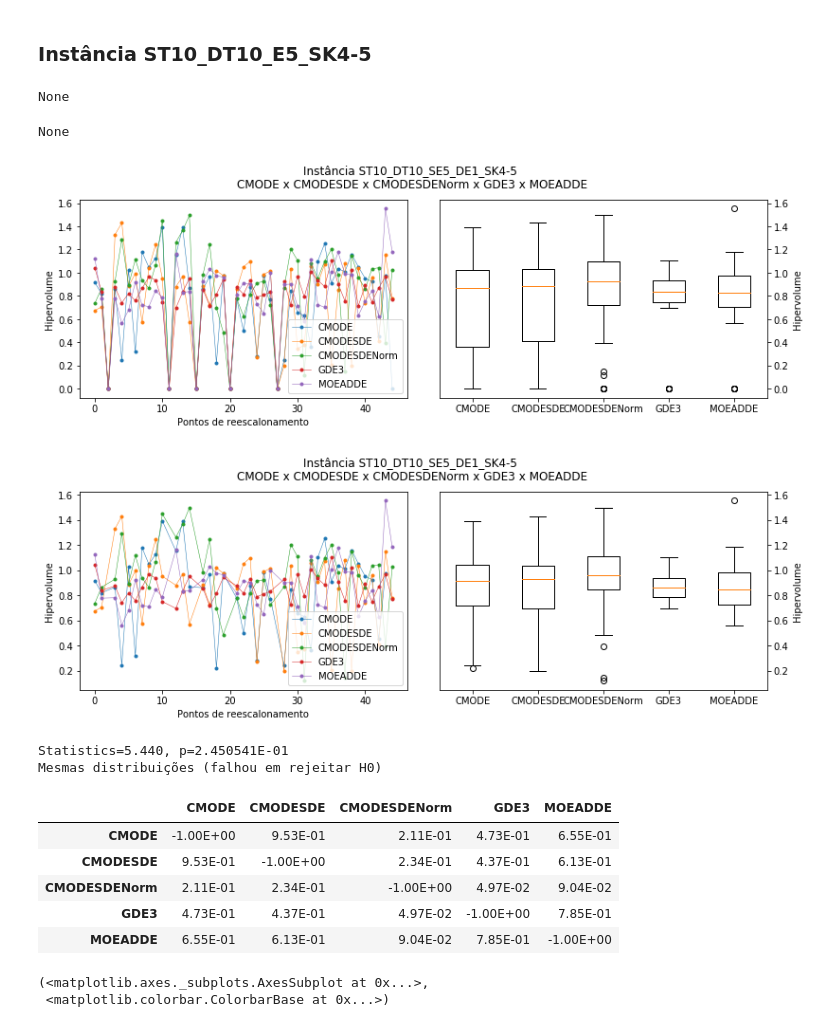
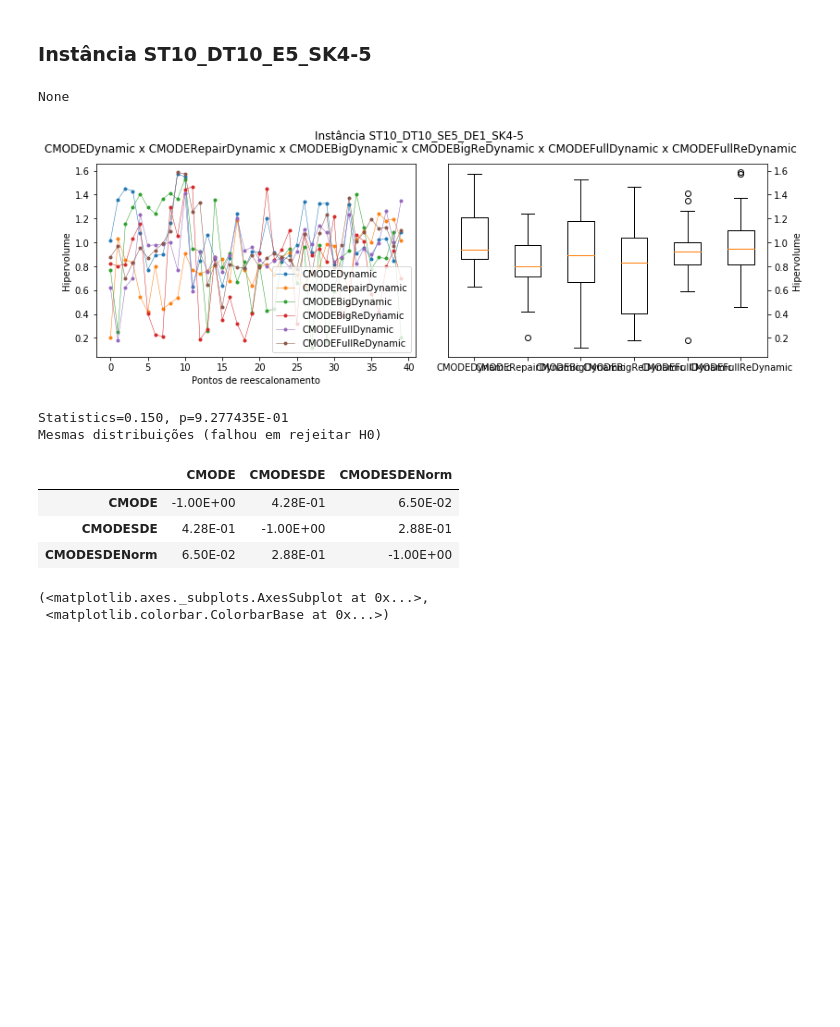
Before and after one commit to Mikaelbad12/spsp-jmetal, a Jupyter notebook: dspsp-analysis/rq2_all_algorithms.ipynb, the cells around one changed output. Cells and saved outputs as stored; diff of their text form; code cells hidden in the pictures; blank space fills up the shorter version.

```diff
--- a/dspsp-analysis/rq2_all_algorithms.ipynb
+++ b/dspsp-analysis/rq2_all_algorithms.ipynb
@@ -104,8 +115,8 @@ mean_hv.pivot(index='algorithm', columns='instance')
 # %%
 hv_execution = hv_measures(data, grouping="execution")
-hv_event = hv_measures(data, limit=45)
+hv_event = hv_measures(data, limit=40)
 
-hv_event_nonzero = hv_measures_nonzero(data, limit=45)
+hv_event_nonzero = hv_measures_nonzero(data, limit=40)
 #print(hv_event_nonzero)
 # %% [markdown]
 ## Comparação entre os algoritmos SEM o uso de estratégias dinâmicas
@@ -113,22 +124,36 @@ hv_event_nonzero = hv_measures_nonzero(data, limit=45)
 ### Instância ST10_DT10_E5_SK4-5
 # %%
 inst = "ST10_DT10_SE5_DE1_SK4-5"
-algorithms = ["CMODE", "CMODESDE", "CMODESDENorm", "GDE3", "MOEADDE"]
+algorithms = ["CMODEDynamic", "CMODERepairDynamic", "CMODEBigDynamic",
+                "CMODEBigReDynamic", "CMODEFullDynamic", "CMODEFullReDynamic"]
+#algorithms = ["CMODESDEDynamic", "CMODESDERepairDynamic", "CMODESDEBigDynamic",
+ #             "CMODESDEBigReDynamic", "CMODESDEFullDynamic", "CMODESDEFullReDynamic"]
+#algorithms = ["CMODESDENormDynamic", "CMODESDENormRepairDynamic", "CMODESDENormBigDynamic",
+ #             "CMODESDENormBigReDynamic", "CMODESDENormFullDynamic", "CMODESDENormFullReDynamic"]
 
-#print(hv_event[hv_event[inst][alg].hypervolume != 0])
+
+
 datasets = [hv_event[inst][alg].hypervolume for alg in algorithms]
-
-#print(*datasets)
 
 # display(plot_hv(hv_event, inst, algorithms))
 # display(boxplot_hv(hv_event, inst, algorithms))
 display(combined_plot_hv(hv_event, inst, algorithms))
-display(combined_plot_hv(hv_event_nonzero, inst, algorithms))
+#display(combined_plot_hv(hv_event_nonzero, inst, algorithms))
+
+#inst = "ST10_DT10_SE15_DE1_SK6-7"
+#algorithms = ["CMODE", "CMODESDE", "CMODESDENorm"]
+
+#display(combined_plot_hv(hv_event, inst, algorithms))
+#display(combined_plot_hv(hv_event_nonzero, inst, algorithms))
+
+#inst = "ST30_DT10_SE15_DE1_SK4-5"
+#algorithms = ["CMODE", "CMODESDE", "CMODESDENorm"]
+
+#display(combined_plot_hv(hv_event, inst, algorithms))
+#display(combined_plot_hv(hv_event_nonzero, inst, algorithms))
 # %% [output]
 None
-None
-[figure, old version]
+[figure, new version]
-[figure, removed]
 # %%
 stat, p = friedmanchisquare(*datasets)
 print('Statistics=%.3f, p=%6E' % (stat, p))
@@ -137,7 +162,7 @@ if p > alpha:
 else:
     print('Distribuições diferentes (rejeitar H0)')
 # %% [output]
-Statistics=5.440, p=2.450541E-01
+Statistics=0.150, p=9.277435E-01
 Mesmas distribuições (falhou em rejeitar H0)
 # %%
 df = pd.DataFrame({alg: hv_event[inst][alg].hypervolume for alg in algorithms})
@@ -145,12 +170,10 @@ df = df.melt(var_name="algorithm", value_name="hypervolume")
 pc = sp.posthoc_conover(df, group_col="algorithm", val_col="hypervolume")
 pc
 # %% [output]
-|  | CMODE | CMODESDE | CMODESDENorm | GDE3 | MOEADDE |
-| CMODE | -1.00E+00 | 9.53E-01 | 2.11E-01 | 4.73E-01 | 6.55E-01 |
-| CMODESDE | 9.53E-01 | -1.00E+00 | 2.34E-01 | 4.37E-01 | 6.13E-01 |
-| CMODESDENorm | 2.11E-01 | 2.34E-01 | -1.00E+00 | 4.97E-02 | 9.04E-02 |
-| GDE3 | 4.73E-01 | 4.37E-01 | 4.97E-02 | -1.00E+00 | 7.85E-01 |
-| MOEADDE | 6.55E-01 | 6.13E-01 | 9.04E-02 | 7.85E-01 | -1.00E+00 |
+|  | CMODE | CMODESDE | CMODESDENorm |
+| CMODE | -1.00E+00 | 4.28E-01 | 6.50E-02 |
+| CMODESDE | 4.28E-01 | -1.00E+00 | 2.88E-01 |
+| CMODESDENorm | 6.50E-02 | 2.88E-01 | -1.00E+00 |
 # %%
 sp.sign_plot(pc, **heatmap_args)
 # %% [output]
```
Also changed, not shown: parts of 1 cell of this notebook, 10 other files.
